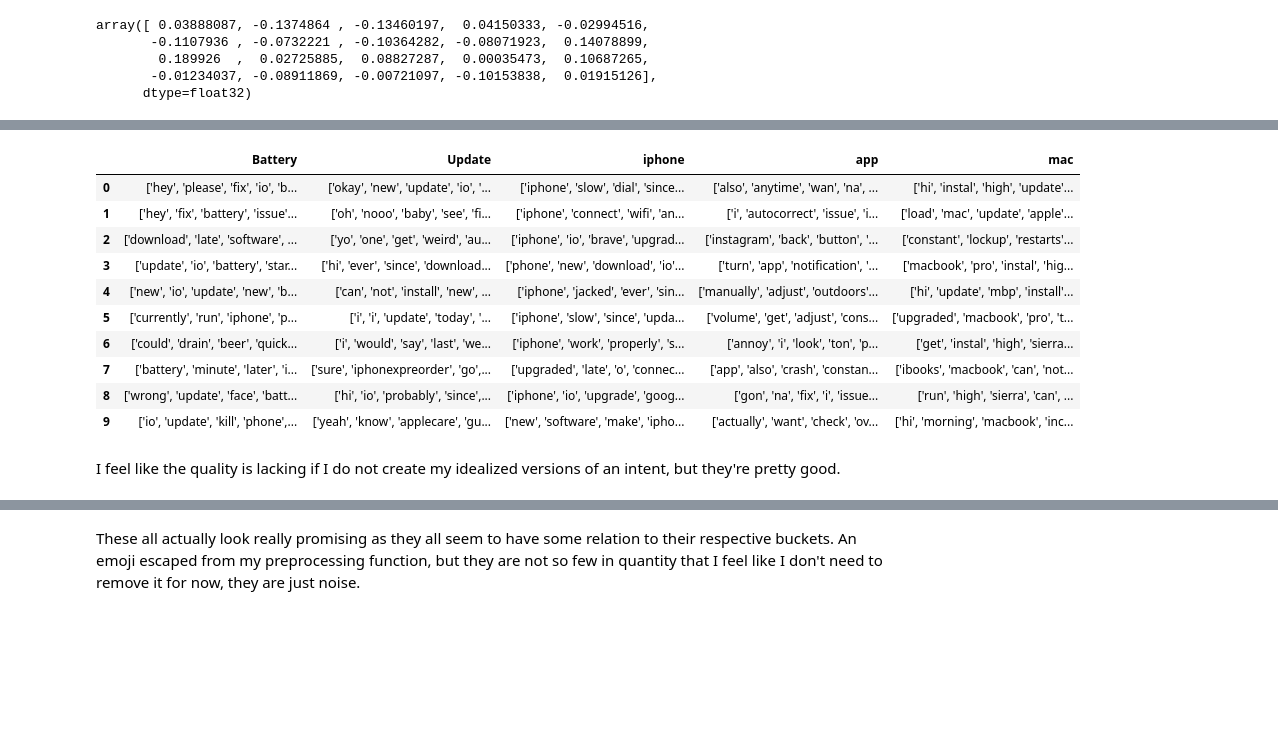
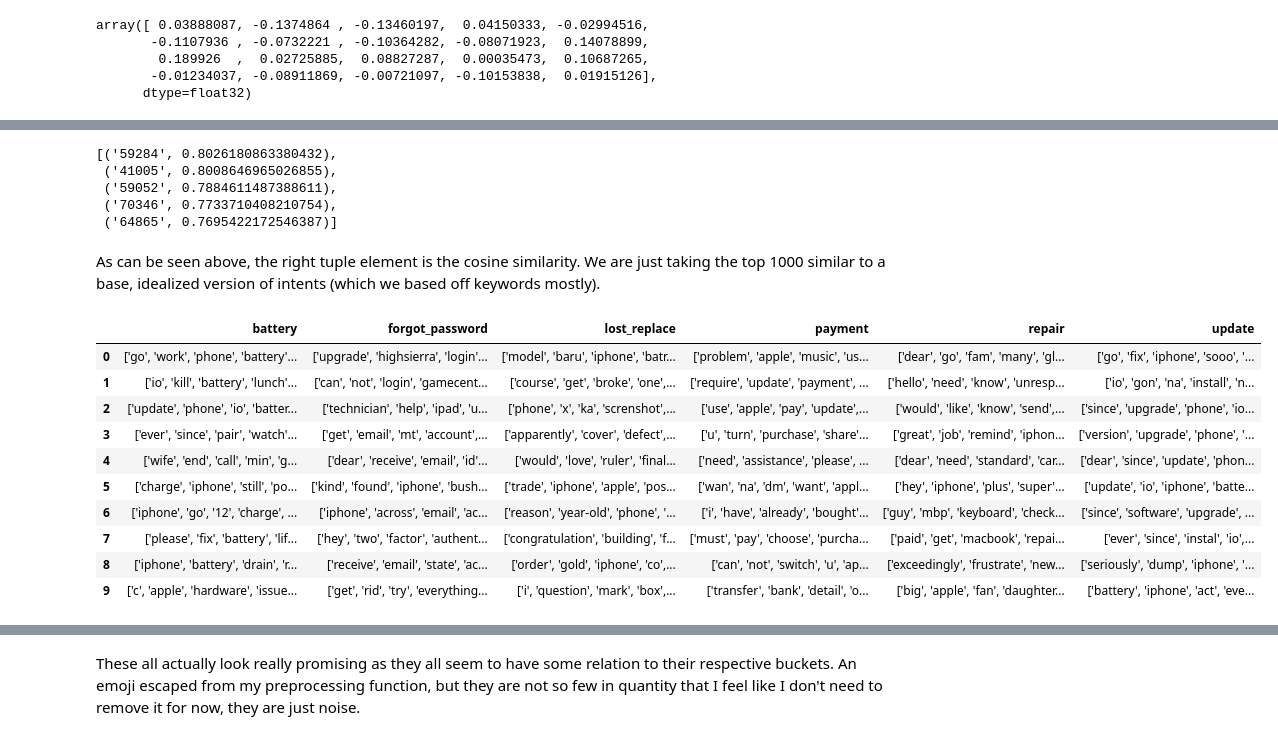
Before and after one commit to mtaruno/eve-bot, a Jupyter notebook: 2.1. Getting my NN Training Data with Doc2Vec.ipynb, the cells around one changed output, grey strips where cells are left out. Cells and saved outputs as stored; diff of their text form; code cells hidden in the pictures; blank space fills up the shorter version.

```diff
--- a/2.1. Getting my NN Training Data with Doc2Vec.ipynb
+++ b/2.1. Getting my NN Training Data with Doc2Vec.ipynb
@@ -74,0 +299,12 @@ I have two ways of getting my base representative tweet that my 1000 Tweets will
+# %%
+# Loading in my model
+model = Doc2Vec.load("models/d2v.model")
+
+# Storing my data into a list - this is the data I will cluster
+inbound_d2v = np.array([model.docvecs[i] for i in range(processed_inbound.shape[0])])
+
+# Saving
+with open('objects/inbound_d2v.pkl', 'wb') as f:
+    pickle.dump(inbound_d2v, f)
+
+inbound_d2v
@@ -123,13 +400,27 @@ intents
 # Storing my representative tweets and intents in this dictionary
 # Just need to add to this dictionary and the rest of the code block does the work for you
 # To find a suitable representative tweet for this: I used the keyword EDA functions in notebook 1.1
+
+# Version 1
 intents_repr = {'Battery': ['io', 'drain', 'battery', 'iphone', 'twice', 'fast', 'io', 'help'],
     'Update': ['new', 'update', 'i️', 'make', 'sure', 'download', 'yesterday'],
     'iphone': ['instal', 'io', 'make', 'iphone', 'slow', 'work', 'properly', 'help'],
     'app': ['app', 'still', 'longer', 'able', 'control', 'lockscreen'],
     'mac': ['help','mac','app','store','open','can','not','update','macbook','pro','currently','run','o','x',
-  'yosemite']
+  'yosemite'], 'greeting': ['hi', 'hello', 'yo', 'hey', 'whats', 'up']
     }
+# You could see that in version 1, I try to use existing tweets, but that isn't really the best strategy and
+# it doesn't yield the best results
+
+# Version 2
+## Just tokenizing all the values of ideal' values to be able to be fed in to matching function
+# intents_repr = dict(zip(ideal.keys(), [tknzr.tokenize(v) for v in ideal.values()]))
+# Pythonic way
+intents_repr = {k:tknzr.tokenize(v) for k, v in ideal.items()}
+
+# Saving intents_repr into YAML
+with open('objects/intents_repr.yml', 'w') as outfile:
+    yaml.dump(intents_repr, outfile, default_flow_style=False)
 
 # Storing tags in order of the dictionary above
 tags = []
@@ -182,3 +478,16 @@ Preview: ['help', 'mac', 'app', 'store', 'open', 'can', 'not', 'update', 'macboo
+# %%
+# Great! Now I can get the training data for my battery intent (as an example)
+similar_doc = model.docvecs.most_similar('76066',topn = 1000)
+# Preview
+similar_doc[:5]
+# %% [output]
+[('59284', 0.8026180863380432),
+ ('41005', 0.8008646965026855),
+ ('59052', 0.7884611487388611),
+ ('70346', 0.7733710408210754),
+ ('64865', 0.7695422172546387)]
+# %% [markdown]
+As can be seen above, the right tuple element is the cosine similarity. We are just taking the top 1000 similar to a base, idealized version of intents (which we based off keywords mostly).
 # %%
 ## Getting top n tweets similar to the 0th Tweet
 # This will return the a list of tuples (i,j) where i is the index and j is
@@ -186,45 +495,45 @@ Preview: ['help', 'mac', 'app', 'store', 'open', 'can', 'not', 'update', 'macboo
 
 # Storing all intents in this dataframe
 train = pd.DataFrame()
+intent_indexes = {}
 
 def add_intent(intent_name, itag):
     similar_doc = model.docvecs.most_similar(itag,topn = 1000)
     # Getting just the indexes
     indexes = [int(i[0]) for i in similar_doc]
+    intent_indexes[intent_name] = indexes
     # Actually seeing the top 1000 Tweets similar to the 0th Tweet which seems to be about updates
     # Adding just the values, not the index
     train[intent_name] = processed_inbound.iloc[indexes].values
 
-for intent_name,itag in intents_tags.items():
+for intent_name, itag in intents_tags.items():
     add_intent(intent_name, itag)
 
 # Converting to long dataframe from wide that my NN model can read in for the next notebook - and wrangling
 neat_train = pd.DataFrame(train.T.unstack()).reset_index().iloc[:,1:].rename(columns={'level_1':'Intent', 0: 'Utterance'})
 # Reordering
 neat_train = neat_train[['Utterance','Intent']]
 
 # Saving this raw training data into a serialized file
 neat_train.to_pickle('objects/train.pkl')
 
 # Styling display
 show = lambda x: x.head(10).style.set_properties(**{'background-color': 'black',
                                     'color': 'lawngreen',
                                     'border-color': 'white'})\
 .applymap(lambda x: f"color: {'lawngreen' if isinstance(x,str) else 'red'}")\
 .background_gradient(cmap='Blues')
 
 show(train)
 # %% [output]
-|  | Battery | Update | iphone | app | mac |
-| 0 | ['hey', 'please', 'fix', 'io', 'b... | ['okay', 'new', 'update', 'io', '... | ['iphone', 'slow', 'dial', 'since... | ['also', 'anytime', 'wan', 'na', ... | ['hi', 'instal', 'high', 'update'... |
-| 1 | ['hey', 'fix', 'battery', 'issue'... | ['oh', 'nooo', 'baby', 'see', 'fi... | ['iphone', 'connect', 'wifi', 'an... | ['i️', 'autocorrect', 'issue', 'i... | ['load', 'mac', 'update', 'apple'... |
-| 2 | ['download', 'late', 'software', ... | ['yo', 'one', 'get', 'weird', 'au... | ['iphone', 'io', 'brave', 'upgrad... | ['instagram', 'back', 'button', '... | ['constant', 'lockup', 'restarts'... |
-| 3 | ['update', 'io', 'battery', 'star... | ['hi', 'ever', 'since', 'download... | ['phone', 'new', 'download', 'io'... | ['turn', 'app', 'notification', '... | ['macbook', 'pro', 'instal', 'hig... |
-| 4 | ['new', 'io', 'update', 'new', 'b... | ['can', 'not', 'install', 'new', ... | ['iphone', 'jacked', 'ever', 'sin... | ['manually', 'adjust', 'outdoors'... | ['hi', 'update', 'mbp', 'install'... |
-| 5 | ['currently', 'run', 'iphone', 'p... | ['i️', 'i️', 'update', 'today', '... | ['iphone', 'slow', 'since', 'upda... | ['volume', 'get', 'adjust', 'cons... | ['upgraded', 'macbook', 'pro', 't... |
-| 6 | ['could', 'drain', 'beer', 'quick... | ['i', 'would', 'say', 'last', 'we... | ['iphone', 'work', 'properly', 's... | ['annoy', 'i️', 'look', 'ton', 'p... | ['get', 'instal', 'high', 'sierra... |
-| 7 | ['battery', 'minute', 'later', 'i... | ['sure', 'iphonexpreorder', 'go',... | ['upgraded', 'late', 'o', 'connec... | ['app', 'also', 'crash', 'constan... | ['ibooks', 'macbook', 'can', 'not... |
-| 8 | ['wrong', 'update', 'face', 'batt... | ['hi', 'io', 'probably', 'since',... | ['iphone', 'io', 'upgrade', 'goog... | ['gon', 'na', 'fix', 'i️', 'issue... | ['run', 'high', 'sierra', 'can', ... |
-| 9 | ['io', 'update', 'kill', 'phone',... | ['yeah', 'know', 'applecare', 'gu... | ['new', 'software', 'make', 'ipho... | ['actually', 'want', 'check', 'ov... | ['hi', 'morning', 'macbook', 'inc... |
+|  | battery | forgot_password | lost_replace | payment | repair | update |
+| 0 | ['go', 'work', 'phone', 'battery'... | ['upgrade', 'highsierra', 'login'... | ['model', 'baru', 'iphone', 'batr... | ['problem', 'apple', 'music', 'us... | ['dear', 'go', 'fam', 'many', 'gl... | ['go', 'fix', 'iphone', 'sooo', '... |
+| 1 | ['io', 'kill', 'battery', 'lunch'... | ['can', 'not', 'login', 'gamecent... | ['course', 'get', 'broke', 'one',... | ['require', 'update', 'payment', ... | ['hello', 'need', 'know', 'unresp... | ['io', 'gon', 'na', 'install', 'n... |
+| 2 | ['update', 'phone', 'io', 'batter... | ['technician', 'help', 'ipad', 'u... | ['phone', 'x', 'ka', 'screnshot',... | ['use', 'apple', 'pay', 'update',... | ['would', 'like', 'know', 'send',... | ['since', 'upgrade', 'phone', 'io... |
+| 3 | ['ever', 'since', 'pair', 'watch'... | ['get', 'email', 'mt', 'account',... | ['apparently', 'cover', 'defect',... | ['u', 'turn', 'purchase', 'share'... | ['great', 'job', 'remind', 'iphon... | ['version', 'upgrade', 'phone', '... |
+| 4 | ['wife', 'end', 'call', 'min', 'g... | ['dear', 'receive', 'email', 'id'... | ['would', 'love', 'ruler', 'final... | ['need', 'assistance', 'please', ... | ['dear', 'need', 'standard', 'car... | ['dear', 'since', 'update', 'phon... |
+| 5 | ['charge', 'iphone', 'still', 'po... | ['kind', 'found', 'iphone', 'bush... | ['trade', 'iphone', 'apple', 'pos... | ['wan', 'na', 'dm', 'want', 'appl... | ['hey', 'iphone', 'plus', 'super'... | ['update', 'io', 'iphone', 'batte... |
+| 6 | ['iphone', 'go', '12', 'charge', ... | ['iphone', 'across', 'email', 'ac... | ['reason', 'year-old', 'phone', '... | ['i', 'have', 'already', 'bought'... | ['guy', 'mbp', 'keyboard', 'check... | ['since', 'software', 'upgrade', ... |
+| 7 | ['please', 'fix', 'battery', 'lif... | ['hey', 'two', 'factor', 'authent... | ['congratulation', 'building', 'f... | ['must', 'pay', 'choose', 'purcha... | ['paid', 'get', 'macbook', 'repai... | ['ever', 'since', 'instal', 'io',... |
+| 8 | ['iphone', 'battery', 'drain', 'r... | ['receive', 'email', 'state', 'ac... | ['order', 'gold', 'iphone', 'co',... | ['can', 'not', 'switch', 'u', 'ap... | ['exceedingly', 'frustrate', 'new... | ['seriously', 'dump', 'iphone', '... |
+| 9 | ['c', 'apple', 'hardware', 'issue... | ['get', 'rid', 'try', 'everything... | ['i️', 'question', 'mark', 'box',... | ['transfer', 'bank', 'detail', 'o... | ['big', 'apple', 'fan', 'daughter... | ['battery', 'iphone', 'act', 'eve... |
-# %% [markdown]
-I feel like the quality is lacking if I do not create my idealized versions of an intent, but they're pretty good.
```
Also changed, not shown: parts of 45 cells of this notebook, 47 other files.
